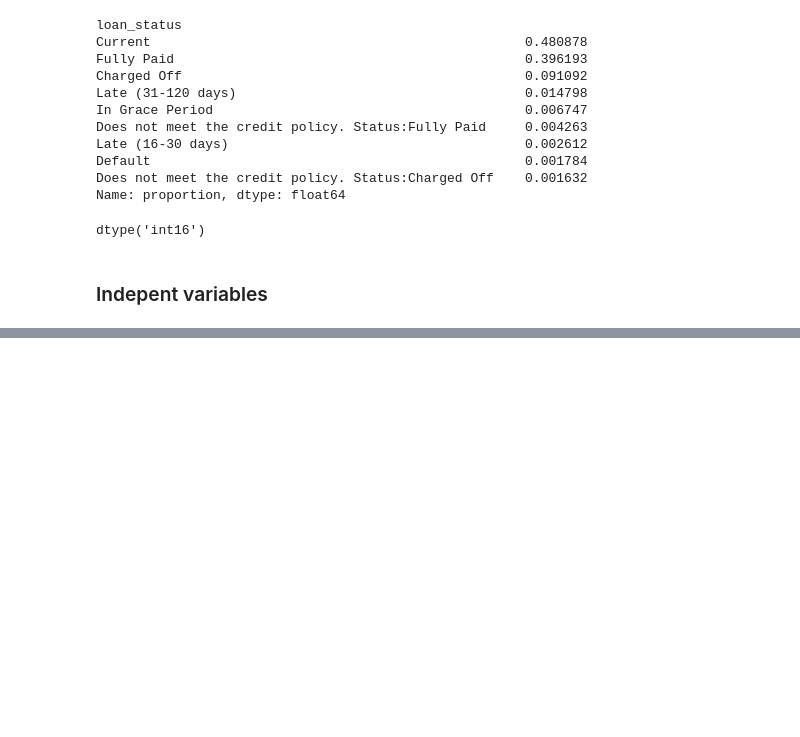
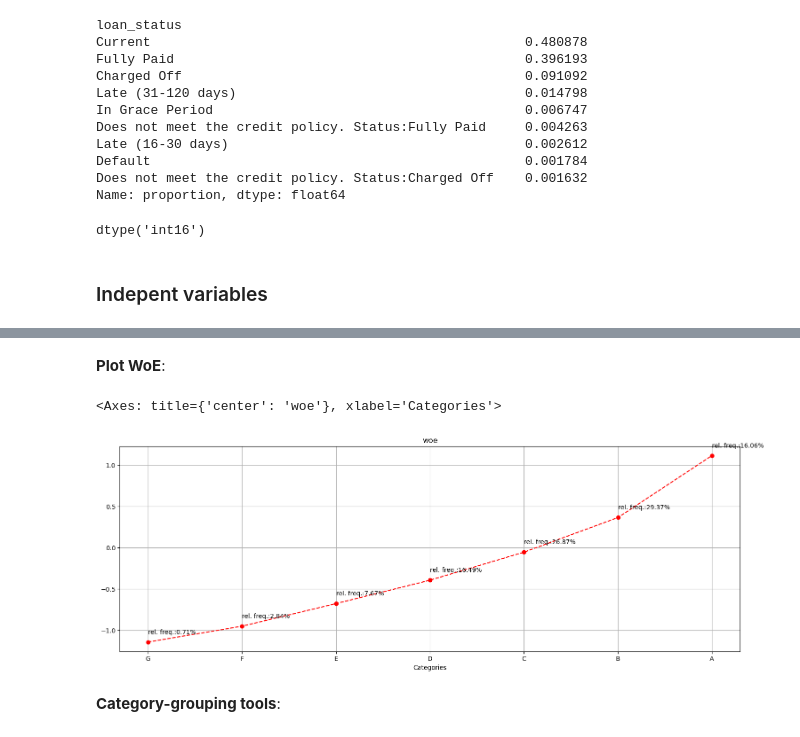
Before and after one commit to Xavi-Linux/CaRMeLo, a Jupyter notebook: notebooks/Data_preparation.ipynb, the cells around one changed output, grey strips where cells are left out. Saved outputs shown, nothing was run; the diff lists cells and outputs as text; code cells hidden in the pictures; blank space fills up the shorter version.

Commit message:
add category-grouping tools

```diff
--- a/notebooks/Data_preparation.ipynb
+++ b/notebooks/Data_preparation.ipynb
@@ -138,0 +61,3 @@ modified_marginal_prob
+# %%
+categories.remove('issue_d')
+categories.remove('loan_status')
@@ -138,0 +106,8 @@ modified_marginal_prob
+# %%
+def run_woe_iv(data:pd.DataFrame, independent_vars:List[str], dependent_var:str) -> pd.DataFrame:
+    accum: pd.Dataframe = pd.DataFrame([])
+    for v in independent_vars:
+        result = calculate_woe_iv(data[[v, dependent_var]], data[v], data[dependent_var], multilevel_index=True)
+        accum = pd.concat([accum, result], axis=0)
+
+    return accum
@@ -138,0 +126,2 @@ modified_marginal_prob
+# %%
+woe_summary = run_woe_iv(data=cat_df, independent_vars=categories, dependent_var='non_default')
@@ -138,0 +145,26 @@ modified_marginal_prob
+# %% [markdown]
+**Plot WoE**:
+# %%
+def plot_woe(woe_series: pd.Series, labels: pd.Series | None = None):
+    fig = plt.figure(figsize=(18, 6))
+
+    style_dict = {
+                  'xlabel': 'Categories',
+                  'title': '{0}'.format(woe_series.name),
+                 }
+    ax = fig.add_subplot(1,1,1, **style_dict)
+    ax.grid()
+    ax.plot(woe_series.index, woe_series.values, color='red', marker='o', linestyle='--')
+
+    if labels is not None:
+        for (i, label), value in zip(enumerate(labels.values), woe_series.values) :
+            ax.text(i, value + 0.1, label)
+
+    return ax
+# %%
+plot_woe(woe_summary.loc['grade', :]['woe'], labels=woe_summary.loc['grade', :]['n_obs_rel'].apply(lambda v: 'rel. freq.:{0:.2%}'.format(v)))
+# %% [output]
+<Axes: title={'center': 'woe'}, xlabel='Categories'>
+[figure, added]
+# %% [markdown]
+**Category-grouping tools**:
```
Also changed, not shown: parts of 28 cells of this notebook.
